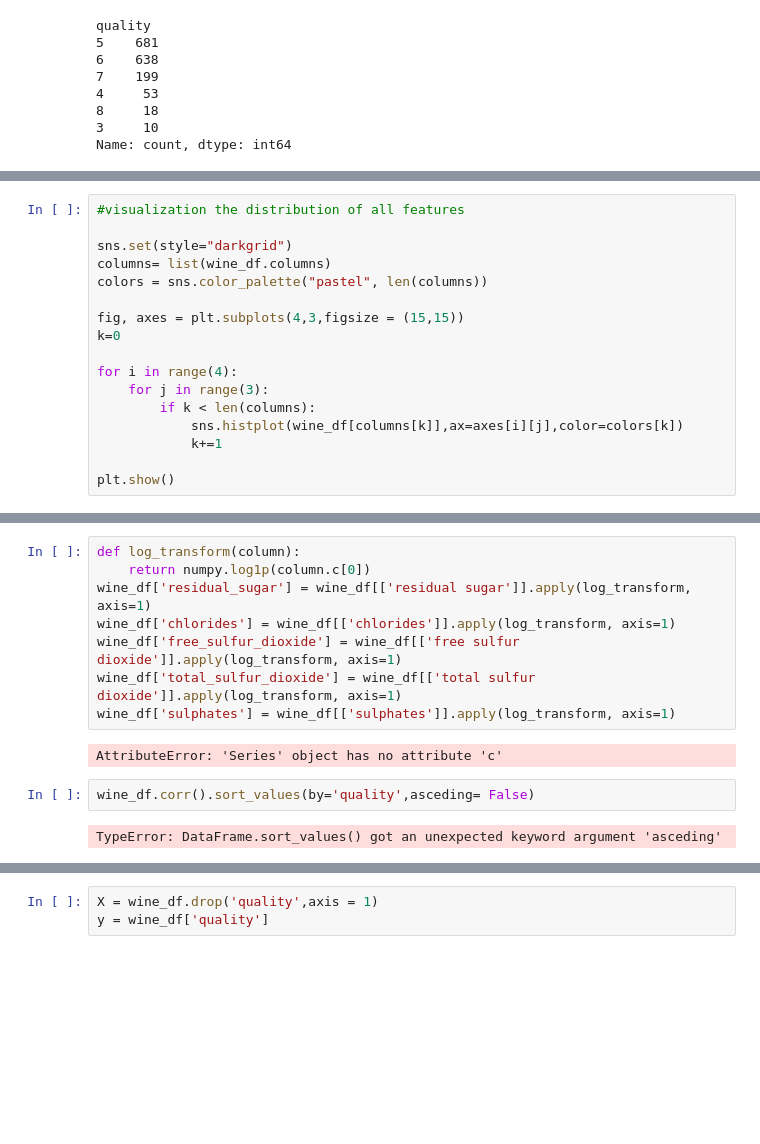
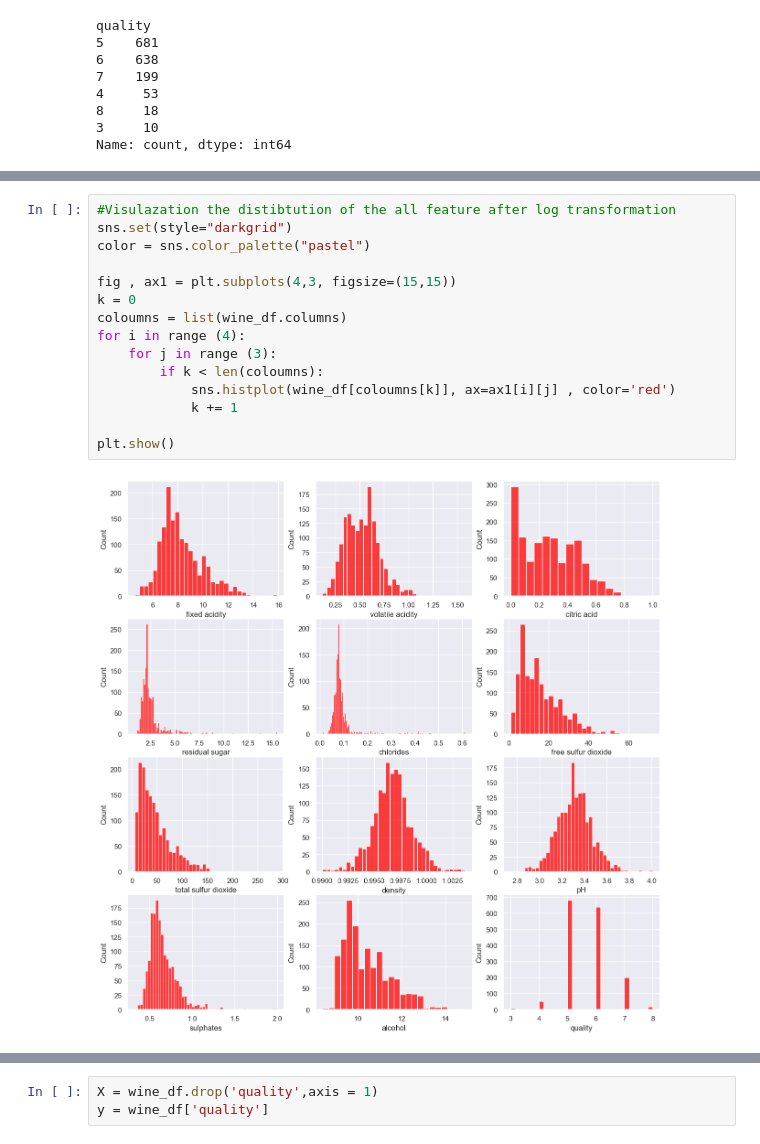
Before and after one commit to Koustubhakousi/wine_quality, a Jupyter notebook: wine_class.ipynb, the cells around one changed output, grey strips where cells are left out. Cells and saved outputs as stored; diff of their text form; blank space fills up the shorter version.

```diff
--- a/wine_class.ipynb
+++ b/wine_class.ipynb
@@ -61,17 +60,0 @@ plt.show()
-# %%
-#visualization the distribution of all features
-
-sns.set(style="darkgrid")
-columns= list(wine_df.columns)
-colors = sns.color_palette("pastel", len(columns))
-
-fig, axes = plt.subplots(4,3,figsize = (15,15))
-k=0
-
-for i in range(4):
-    for j in range(3):
-        if k < len(columns):
-            sns.histplot(wine_df[columns[k]],ax=axes[i][j],color=colors[k])
-            k+=1
-
-plt.show()
@@ -80,14 +61,17 @@ plt.show()
-# %%
-def log_transform(column):
-    return numpy.log1p(column.c[0])
-wine_df['residual_sugar'] = wine_df[['residual sugar']].apply(log_transform, axis=1)
-wine_df['chlorides'] = wine_df[['chlorides']].apply(log_transform, axis=1)
-wine_df['free_sulfur_dioxide'] = wine_df[['free sulfur dioxide']].apply(log_transform, axis=1)
-wine_df['total_sulfur_dioxide'] = wine_df[['total sulfur dioxide']].apply(log_transform, axis=1)
-wine_df['sulphates'] = wine_df[['sulphates']].apply(log_transform, axis=1)
-# %% [output]
-AttributeError: 'Series' object has no attribute 'c'
-# %%
-wine_df.corr().sort_values(by='quality',asceding= False)
-# %% [output]
-TypeError: DataFrame.sort_values() got an unexpected keyword argument 'asceding'
+# %%
+#Visulazation the distibtution of the all feature after log transformation
+sns.set(style="darkgrid")
+color = sns.color_palette("pastel")
+
+fig , ax1 = plt.subplots(4,3, figsize=(15,15))
+k = 0
+coloumns = list(wine_df.columns)
+for i in range (4):
+    for j in range (3):
+        if k < len(coloumns):
+            sns.histplot(wine_df[coloumns[k]], ax=ax1[i][j] , color='red')
+            k += 1
+
+plt.show()
+# %% [output]
+[figure, added]
```
Also changed, not shown: parts of 10 cells of this notebook, 2 other files.
